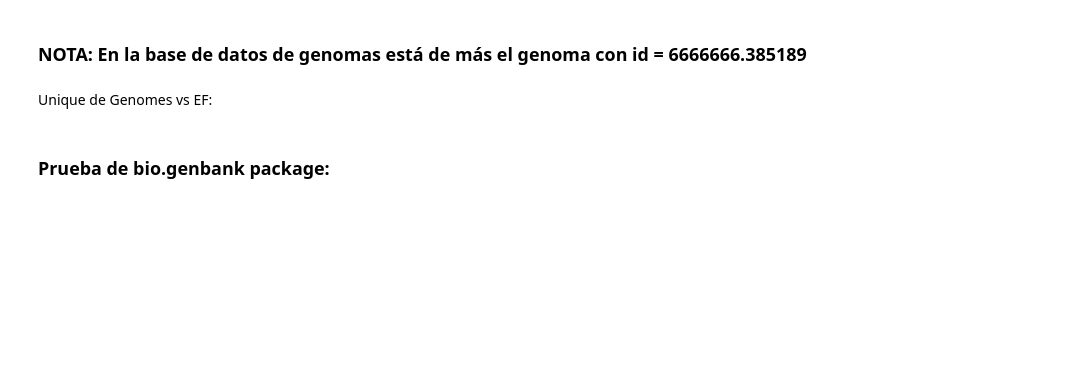
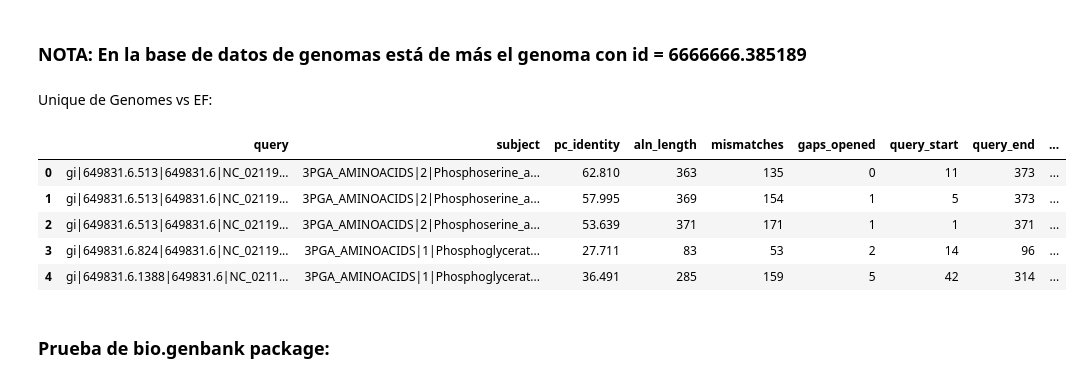
Before and after one commit to CsarMijangos/dev_Evo, a Jupyter notebook: devEvo.ipynb, the cells around one changed output. Drawn from its saved outputs; the diff is of its cells as text; code cells hidden in the pictures; blank space fills up the shorter version.

```diff
--- a/devEvo.ipynb
+++ b/devEvo.ipynb
@@ -222,6 +176,15 @@ total
 Unique de Genomes vs EF:
 # %%
 df2 = pd.read_csv('/home/csar/Proyectos/Posdoc/Proyecto_pos/dev_package/data/data_bases/blastp/genomes_to_central/genomes_to_central.blast', sep = "\t", names = CTS.BLAST_COLS )
+# %%
+df2.head()
+# %% [output]
+|  | query | subject | pc_identity | aln_length | mismatches | gaps_opened | query_start | query_end | ... |
+| 0 | gi|649831.6.513|649831.6|NC_02119... | 3PGA_AMINOACIDS|2|Phosphoserine_a... | 62.810 | 363 | 135 | 0 | 11 | 373 | ... |
+| 1 | gi|649831.6.513|649831.6|NC_02119... | 3PGA_AMINOACIDS|2|Phosphoserine_a... | 57.995 | 369 | 154 | 1 | 5 | 373 | ... |
+| 2 | gi|649831.6.513|649831.6|NC_02119... | 3PGA_AMINOACIDS|2|Phosphoserine_a... | 53.639 | 371 | 171 | 1 | 1 | 371 | ... |
+| 3 | gi|649831.6.824|649831.6|NC_02119... | 3PGA_AMINOACIDS|1|Phosphoglycerat... | 27.711 | 83 | 53 | 2 | 14 | 96 | ... |
+| 4 | gi|649831.6.1388|649831.6|NC_0211... | 3PGA_AMINOACIDS|1|Phosphoglycerat... | 36.491 | 285 | 159 | 5 | 42 | 314 | ... |
 # %%
 #definimos el diccionario que será la salida:
 unique_in_second_blast = dict()
```
Also changed, not shown: parts of 45 cells of this notebook, 7 other files.
